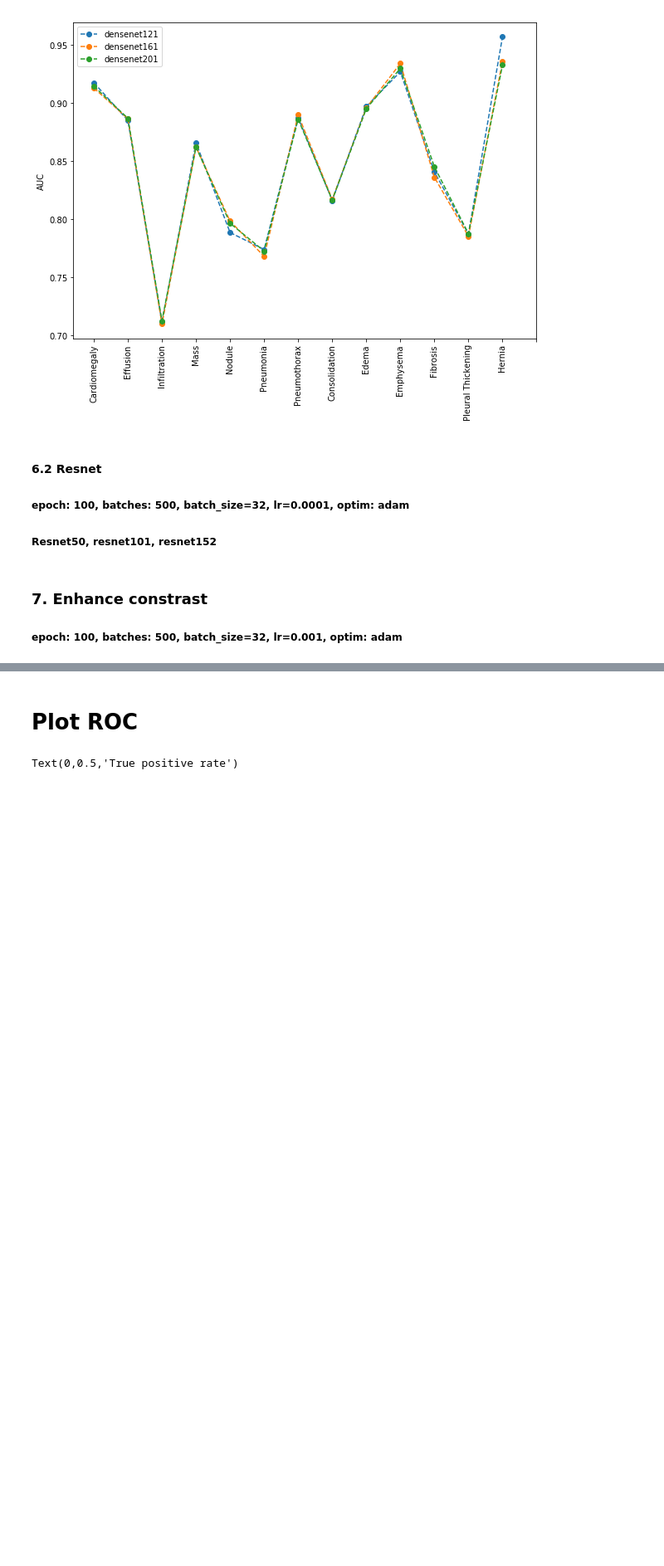
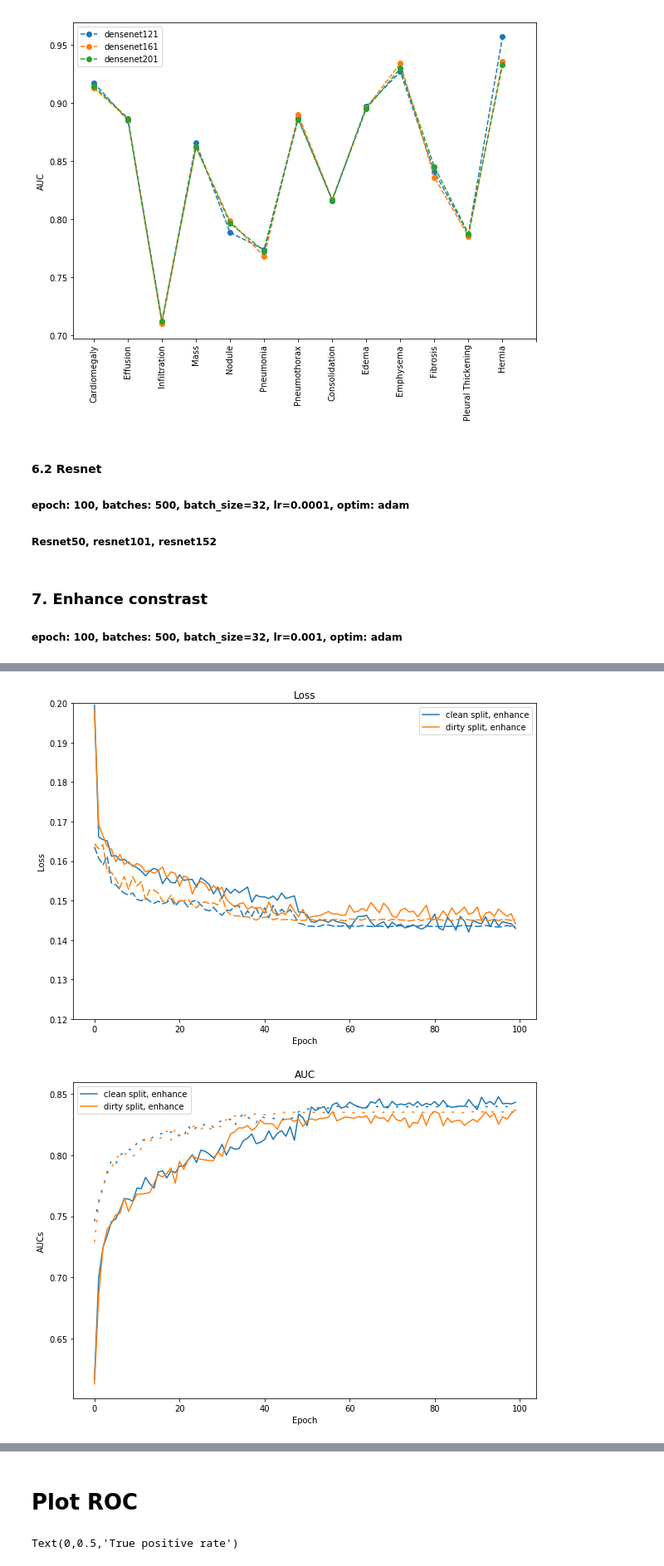
Before and after one commit to dattran2346/chestX-ray-14, a Jupyter notebook: src/LearningCurve.ipynb, the cells around one changed output, grey strips where cells are left out. Shown at 83% size. Saved outputs shown, nothing was run; the diff lists cells and outputs as text; code cells hidden in the pictures; blank space fills up the shorter version.

```diff
--- a/src/LearningCurve.ipynb
+++ b/src/LearningCurve.ipynb
@@ -152,0 +173,7 @@ plot_learning_curve(models, colors)
+# %%
+colors = sns.color_palette()
+models =[('20180518-163000', 'clean split, enhance'), ('20180508-060957', 'dirty split, enhance')]
+plot_learning_curve(models, colors)
+# %% [output]
+[figure, added]
+[figure, added]
```
Also changed, not shown: parts of 5 cells of this notebook, 10 other files.
